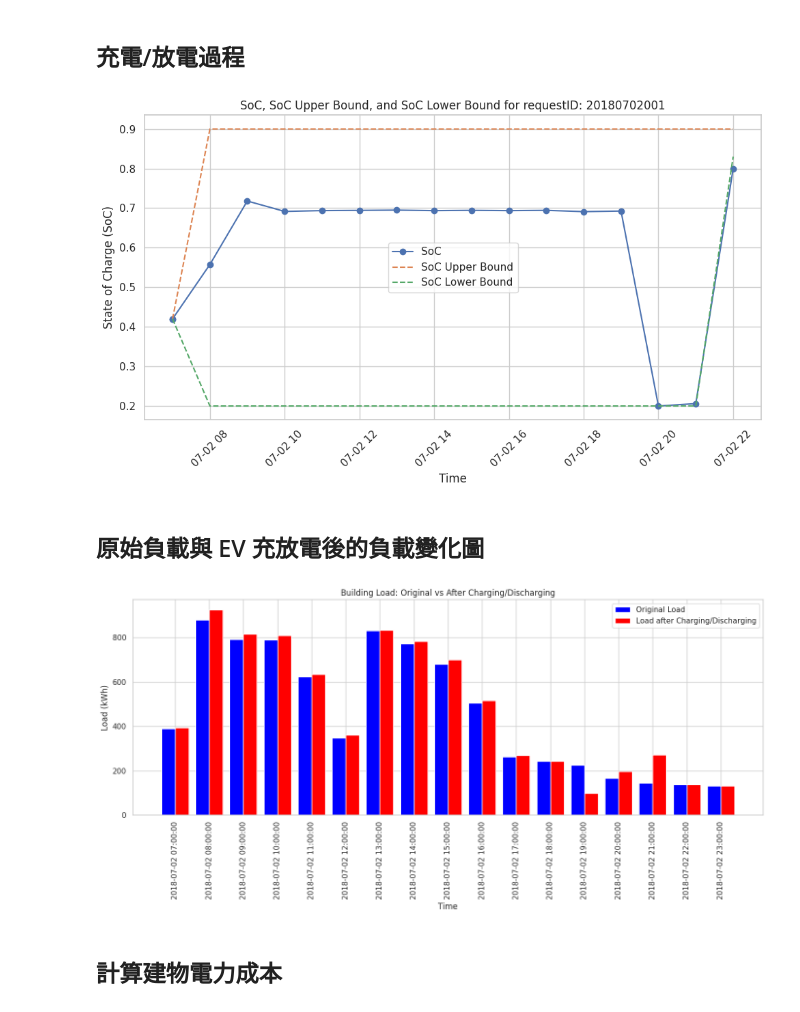
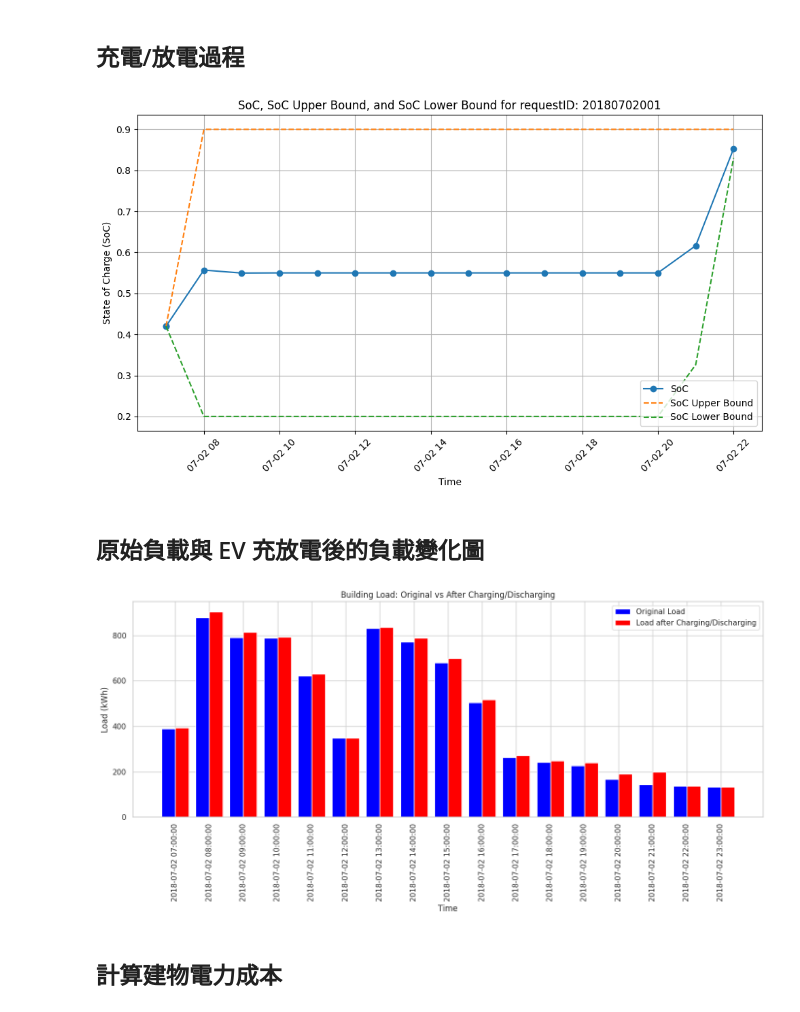
Before and after one commit to carlwang49/MY_WORK, a Jupyter notebook: Evaluation.ipynb, the cells around one changed output. Saved outputs shown, nothing was run; the diff lists cells and outputs as text; code cells hidden in the pictures.

```diff
--- a/Evaluation.ipynb
+++ b/Evaluation.ipynb
@@ -14,7 +14,7 @@ True
 # %% [markdown]
 ## 充電/放電過程
 # %%
-result_dir = './Result/GB-MARL_alpha0.5_beta0.5_num10/4/' # Replace with the desired result directory
+result_dir = './Result/GB-MARL_alpha0.5_beta0.5_num10/10/' # Replace with the desired result directory
 start_date = '2018-07-02'
 end_date = '2018-07-03'
 
@@ -23,34 +23,34 @@ start_date = datetime.strptime(start_date, '%Y-%m-%d')
 end_date = datetime.strptime(end_date, '%Y-%m-%d')
 
 # Read the CSV file
 soc_history_file_path = result_dir + 'soc_history.csv'
 data = pd.read_csv(soc_history_file_path)
 
 # Convert 'current_time' to datetime
 data['current_time'] = pd.to_datetime(data['current_time'])
 
 # Function to plot SoC, SoC_upper_bound, and SoC_lower_bound for a given requestID
 def plot_soc_for_requestID(requestID):
     filtered_data = data[data['requestID'] == requestID]
 
     plt.figure(figsize=(10, 6))
     plt.plot(filtered_data['current_time'], filtered_data['soc'], label='SoC', marker='o')
     plt.plot(filtered_data['current_time'], filtered_data['SoC_upper_bound'], label='SoC Upper Bound', linestyle='--')
     plt.plot(filtered_data['current_time'], filtered_data['SoC_lower_bound'], label='SoC Lower Bound', linestyle='--')
 
     plt.xlabel('Time')
     plt.ylabel('State of Charge (SoC)')
     plt.title(f'SoC, SoC Upper Bound, and SoC Lower Bound for requestID: {requestID}')
     plt.legend()
     plt.grid(True)
     plt.xticks(rotation=45)
     plt.tight_layout()
 
     plt.show()
 
 plot_soc_for_requestID(20180702001)  # Replace with the desired requestID
 # %% [output]
-[figure, old version]
+[figure, new version]
 # %% [markdown]
 ## 原始負載與 EV 充放電後的負載變化圖
 # %%
@@ -82,7 +82,7 @@ def plot_load_history(file_path, start_date, end_date):
 building_load_file_path = result_dir + 'building_loading_history.csv'  # Modify this to the path of your load history file
 plot_load_history(building_load_file_path, start_date, end_date)
 # %% [output]
-[figure, old version]
+[figure, new version]
 # %% [markdown]
 ## 計算建物電力成本
 # %%
```
Also changed, not shown: parts of 7 cells of this notebook, 1 other file.
